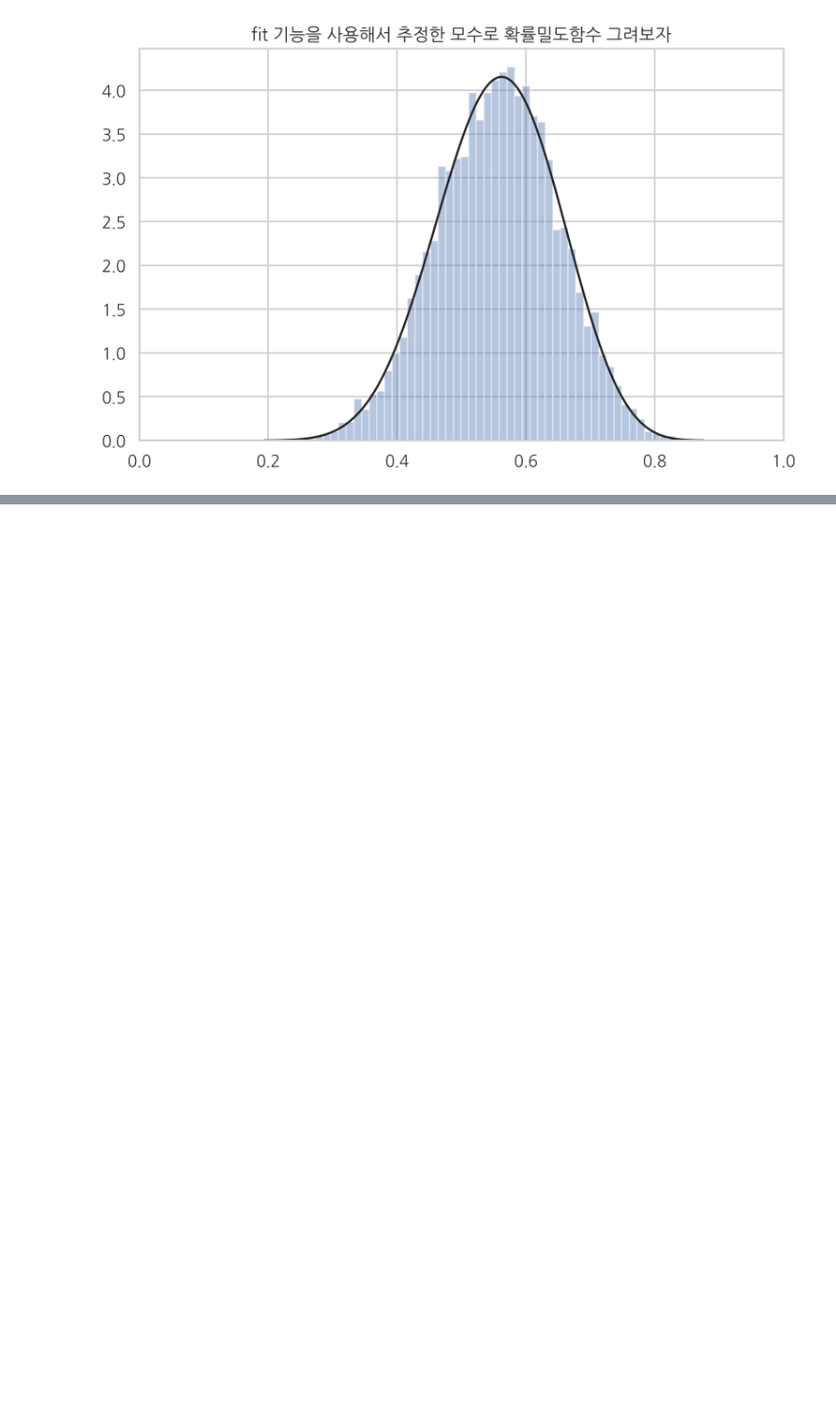
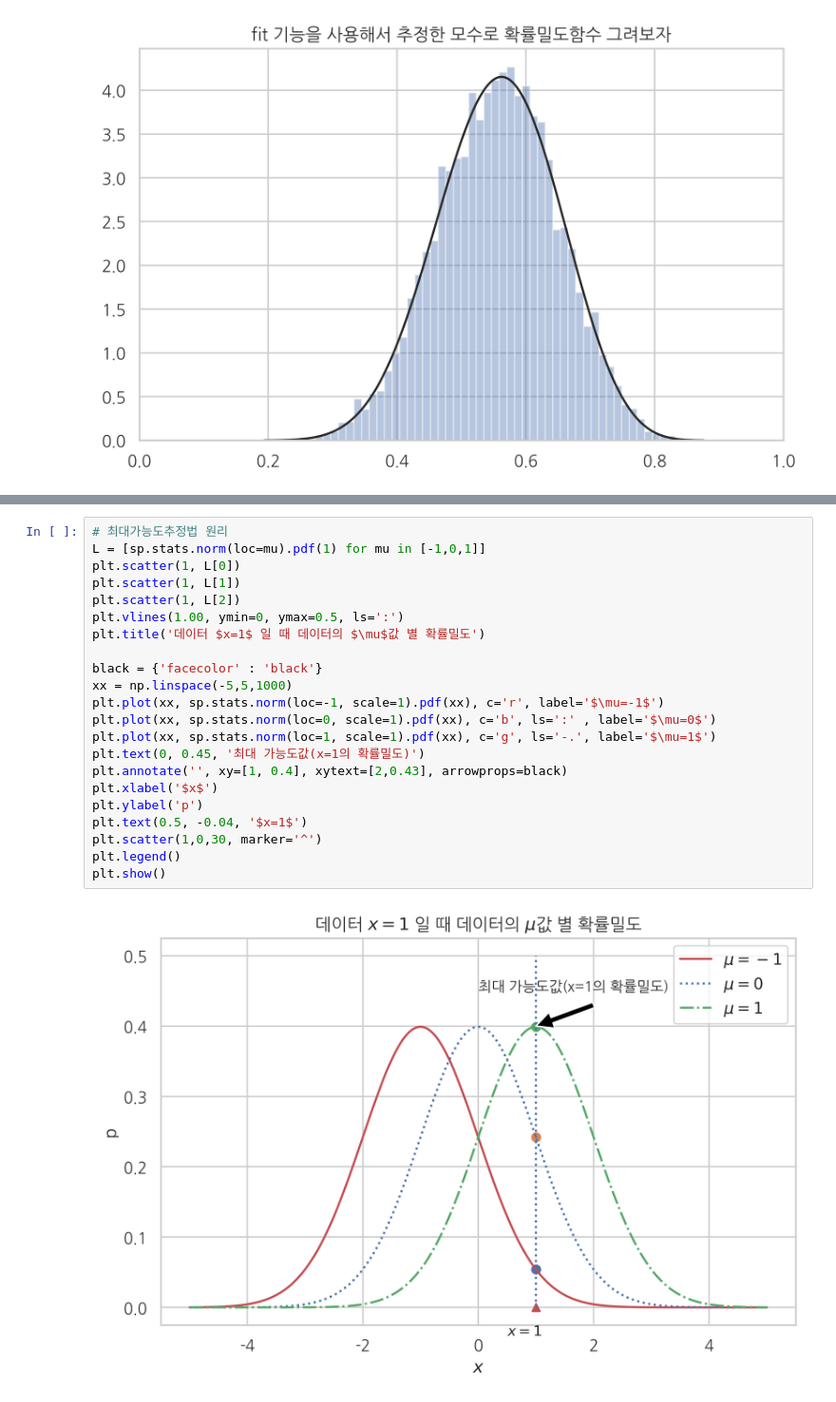
Before and after one commit to tigerkey10/tigerkey10.github.io, a Jupyter notebook: [Data Science] 데이터 분석 훈련_github/[8월 4일 데이터사이언스스쿨 수업 복습] 추정_추정과 검정 복습 시작.ipynb, the cells around one changed output, grey strips where cells are left out. Shown at 95% size. Cells and saved outputs as stored; diff of their text form; blank space fills up the shorter version.

```diff
--- a/[Data Science] 데이터 분석 훈련_github/[8월 4일 데이터사이언스스쿨 수업 복습] 추정_추정과 검정 복습 시작.ipynb
+++ b/[Data Science] 데이터 분석 훈련_github/[8월 4일 데이터사이언스스쿨 수업 복습] 추정_추정과 검정 복습 시작.ipynb
@@ -186,0 +229,24 @@ plt.show()
+# %%
+# 최대가능도추정법 원리
+L = [sp.stats.norm(loc=mu).pdf(1) for mu in [-1,0,1]]
+plt.scatter(1, L[0])
+plt.scatter(1, L[1])
+plt.scatter(1, L[2])
+plt.vlines(1.00, ymin=0, ymax=0.5, ls=':')
+plt.title('데이터 $x=1$ 일 때 데이터의 $\mu$값 별 확률밀도')
+
+black = {'facecolor' : 'black'}
+xx = np.linspace(-5,5,1000)
+plt.plot(xx, sp.stats.norm(loc=-1, scale=1).pdf(xx), c='r', label='$\mu=-1$')
+plt.plot(xx, sp.stats.norm(loc=0, scale=1).pdf(xx), c='b', ls=':' , label='$\mu=0$')
+plt.plot(xx, sp.stats.norm(loc=1, scale=1).pdf(xx), c='g', ls='-.', label='$\mu=1$')
+plt.text(0, 0.45, '최대 가능도값(x=1의 확률밀도)')
+plt.annotate('', xy=[1, 0.4], xytext=[2,0.43], arrowprops=black)
+plt.xlabel('$x$')
+plt.ylabel('p')
+plt.text(0.5, -0.04, '$x=1$')
+plt.scatter(1,0,30, marker='^')
+plt.legend()
+plt.show()
+# %% [output]
+[figure, added]
```
Also changed, not shown: parts of 5 cells of this notebook, 1 other file.
